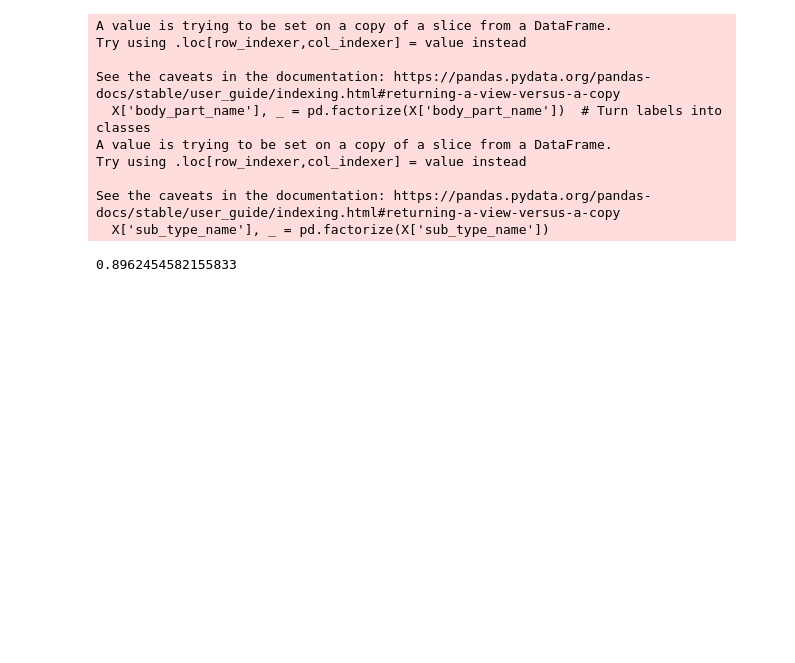
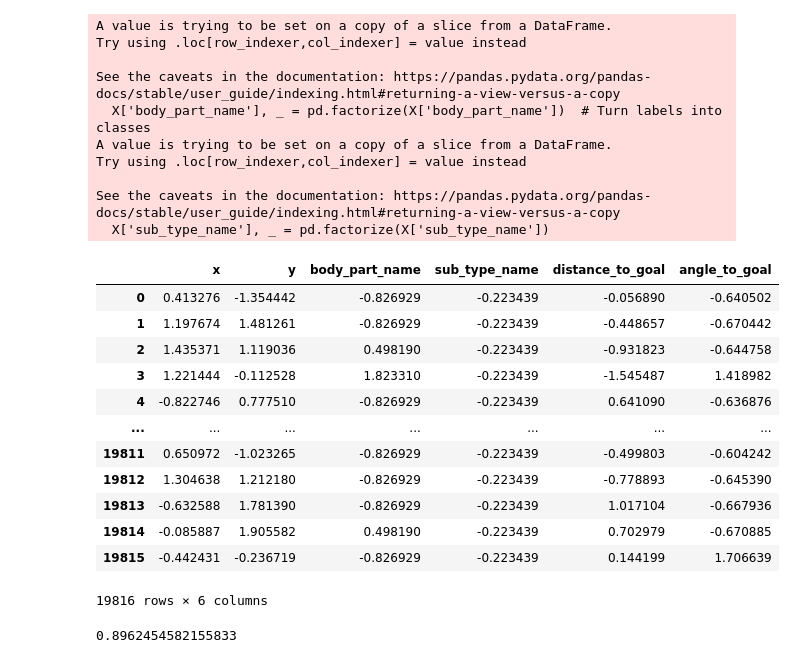
Before and after one commit to Joaaa67/ML-project, a Jupyter notebook: model.ipynb, the cells around one changed output. Saved outputs shown, nothing was run; the diff lists cells and outputs as text; code cells hidden in the pictures; blank space fills up the shorter version.

Commit message:
Standardization of the dataset

```diff
--- a/model.ipynb
+++ b/model.ipynb
@@ -75,6 +73,27 @@ Try using .loc[row_indexer,col_indexer] = value instead
 
 See the caveats in the documentation: https://pandas.pydata.org/pandas-docs/stable/user_guide/indexing.html#returning-a-view-versus-a-copy
   X['sub_type_name'], _ = pd.factorize(X['sub_type_name'])
+# %%
+### Standardization and blah blah blah
+
+from sklearn.preprocessing import StandardScaler
+scaler = StandardScaler()
+X_scaled = pd.DataFrame(scaler.fit_transform(X), columns=X.columns)
+X_scaled
+# %% [output]
+|  | x | y | body_part_name | sub_type_name | distance_to_goal | angle_to_goal |
+| 0 | 0.413276 | -1.354442 | -0.826929 | -0.223439 | -0.056890 | -0.640502 |
+| 1 | 1.197674 | 1.481261 | -0.826929 | -0.223439 | -0.448657 | -0.670442 |
+| 2 | 1.435371 | 1.119036 | 0.498190 | -0.223439 | -0.931823 | -0.644758 |
+| 3 | 1.221444 | -0.112528 | 1.823310 | -0.223439 | -1.545487 | 1.418982 |
+| 4 | -0.822746 | 0.777510 | -0.826929 | -0.223439 | 0.641090 | -0.636876 |
+| ... | ... | ... | ... | ... | ... | ... |
+| 19811 | 0.650972 | -1.023265 | -0.826929 | -0.223439 | -0.499803 | -0.604242 |
+| 19812 | 1.304638 | 1.212180 | -0.826929 | -0.223439 | -0.778893 | -0.645390 |
+| 19813 | -0.632588 | 1.781390 | -0.826929 | -0.223439 | 1.017104 | -0.667936 |
+| 19814 | -0.085887 | 1.905582 | 0.498190 | -0.223439 | 0.702979 | -0.670885 |
+| 19815 | -0.442431 | -0.236719 | -0.826929 | -0.223439 | 0.144199 | 1.706639 |
+19816 rows × 6 columns
 # %%
 from sklearn.model_selection import train_test_split
 
```
Also changed, not shown: parts of 2 cells of this notebook.
